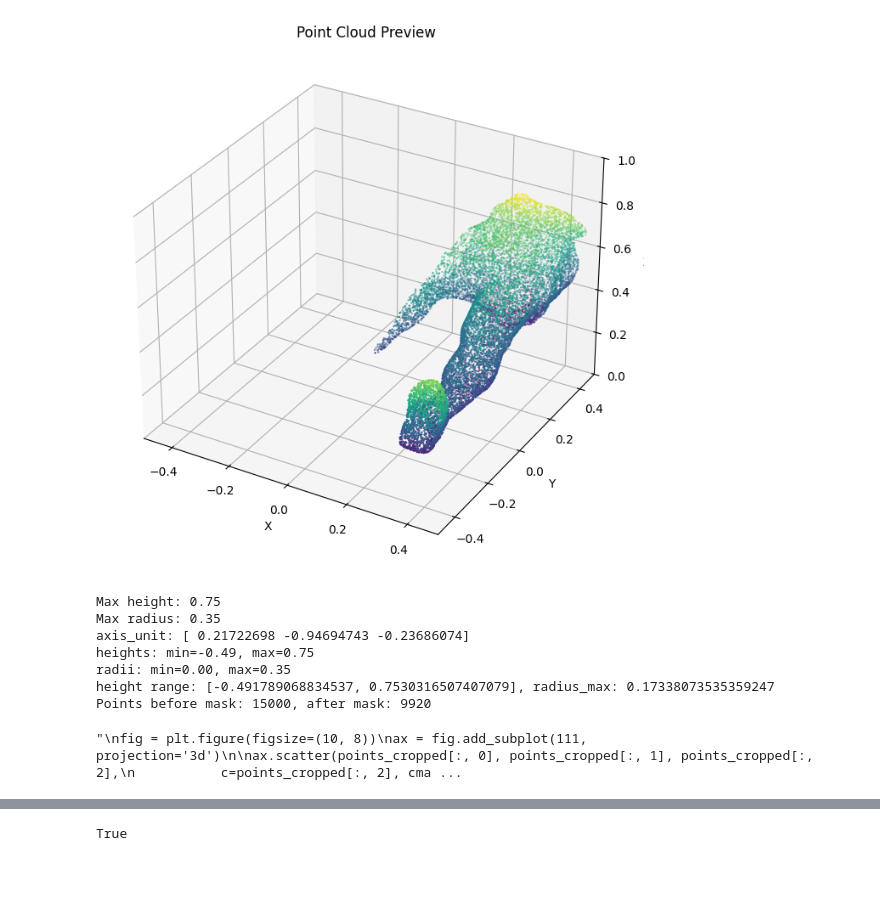
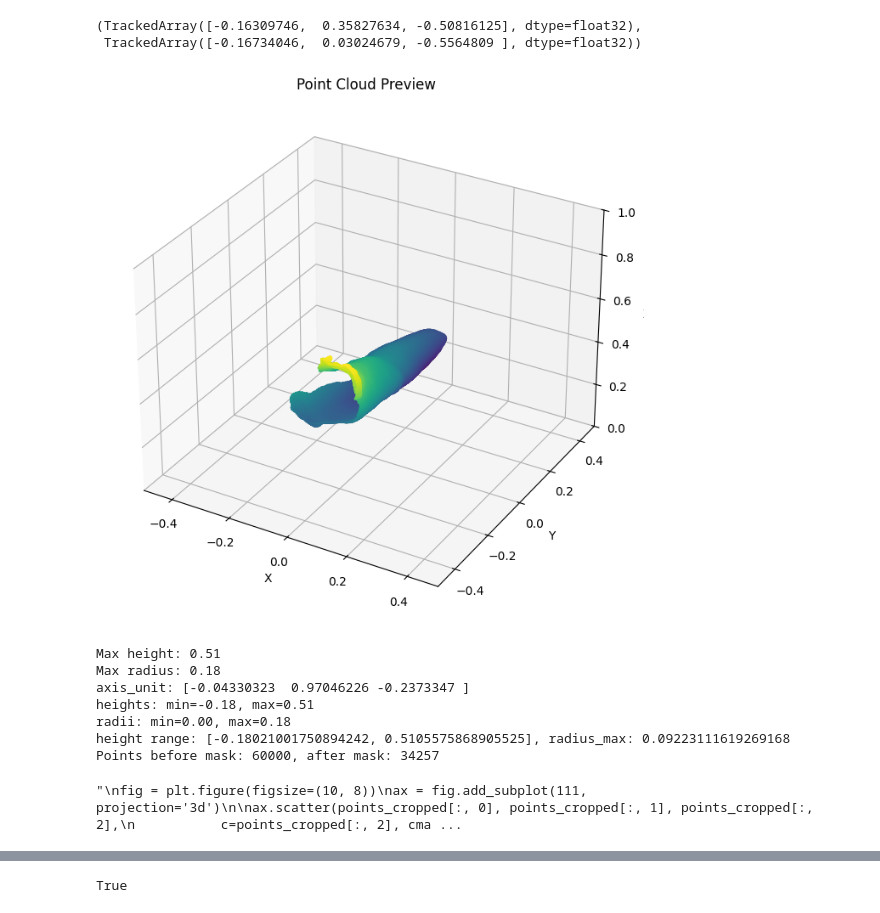
Before and after one commit to StevenZev/MLP-Mesh-Keypoint-Inference, a Jupyter notebook: mesh_filtering.ipynb, the cells around one changed output, grey strips where cells are left out. Drawn from its saved outputs; the diff is of its cells as text; code cells hidden in the pictures; blank space fills up the shorter version.

Commit message:
Completed pipiline for 2 point inferecne and noice filtering.

```diff
--- a/mesh_filtering.ipynb
+++ b/mesh_filtering.ipynb
@@ -10,35 +273,40 @@ Jupyter environment detected. Enabling Open3D WebVisualizer.
+# %%
+predict_points("saved_models/kneenet++_4_5_final_2.pth", "scans_2/12252.stl")
+# %% [output]
+(TrackedArray([-0.16309746,  0.35827634, -0.50816125], dtype=float32),
+ TrackedArray([-0.16734046,  0.03024679, -0.5564809 ], dtype=float32))
 # %%
 # Load STL mesh
-scan_id = "12258"
+scan_id = "12246"
 mesh = o3d.io.read_triangle_mesh("scans_2/" + scan_id + ".stl")
 mesh.compute_vertex_normals()
 
 # Sample points on the mesh surface
-pcd = mesh.sample_points_uniformly(number_of_points=15000)  # adjust as needed
+pcd = mesh.sample_points_uniformly(number_of_points=60000)  # adjust as needed
 
 
 
 raw_points = np.asarray(pcd.points)
 
 # Create matplotlib 3D scatter plot
 fig = plt.figure(figsize=(10, 8))
 ax = fig.add_subplot(111, projection='3d')
 
 ax.scatter(raw_points[:, 0], raw_points[:, 1], raw_points[:, 2],
            c=raw_points[:, 2], cmap='viridis', s=0.5)
 
 ax.set_title('Point Cloud Preview')
 ax.set_xlabel('X')
 ax.set_ylabel('Y')
 ax.set_zlabel('Z')
 
 ax.set_xlim(-0.5, 0.5)
 ax.set_ylim(-0.5, 0.5)
 ax.set_zlim(0, 1)
 
 plt.show()
 # %% [output]
-[figure, old version]
+[figure, new version]
 # %%
 def load_annotations(annotation_file):
     with open(annotation_file, "r") as f:
@@ -62,6 +330,9 @@ def get_keypoints_for_model(model_id, annotation_file):
         print(f"Model ID {model_id} not found in annotations.")
         return None
 # %%
+kp1, kp2 = predict_points("saved_models/kneenet++_4_5_final_2.pth", "scans_2/"+ scan_id + ".stl")
+
+'''
 annotation_file = "knee_annotations/knees_4_5_aug_flipped.json"  # Path to your annotation file
 keypoints = get_keypoints_for_model(scan_id, annotation_file)
 if keypoints:
@@ -71,6 +342,11 @@ if keypoints:
     shin_point = np.array(keypoints[1])
 
 #print(thigh_point)
+
+'''
+
+thigh_point = np.array(kp1)
+shin_point = np.array(kp2)
 
 # Example: your model predicts these two points (numpy arrays)
 #thigh_point = np.array([-0.163, 0.358, -0.508])
@@ -114,13 +390,13 @@ print(f"Max height: {np.max(heights):.2f}")
 print(f"Max radius: {np.max(radii):.2f}")
 
 # Example dynamic crop
-height_min = np.min(heights)# + 0.1
-height_max = np.max(heights)# - 0.1
+height_min = np.min(heights) + 0.05
+height_max = np.max(heights) - 0.05
 radius_max = np.max(radii) - 0.1 #- 0.2
 
 # Jeet
-height_min = np.min(heights)
-height_max = np.max(heights)
+height_min = np.min(heights)# + 0.1
+height_max = np.max(heights)# - 0.15
 
 offset = min(0.3, np.max(radii) * 0.5)
 radius_max = np.max(radii) - offset
@@ -193,13 +469,13 @@ plt.show()
 #print(f"Before crop: {len(points)} points")
 #print(f"After crop: {len(cropped_points)} points")
 # %% [output]
-Max height: 0.75
-Max radius: 0.35
-axis_unit: [ 0.21722698 -0.94694743 -0.23686074]
-heights: min=-0.49, max=0.75
-radii: min=0.00, max=0.35
-height range: [-0.491789068834537, 0.7530316507407079], radius_max: 0.17338073535359247
-Points before mask: 15000, after mask: 9920
+Max height: 0.51
+Max radius: 0.18
+axis_unit: [-0.04330323  0.97046226 -0.2373347 ]
+heights: min=-0.18, max=0.51
+radii: min=0.00, max=0.18
+height range: [-0.18021001750894242, 0.5105575868905525], radius_max: 0.09223111619269168
+Points before mask: 60000, after mask: 34257
 "\nfig = plt.figure(figsize=(10, 8))\nax = fig.add_subplot(111, projection='3d')\n\nax.scatter(points_cropped[:, 0], points_cropped[:, 1], points_cropped[:, 2],\n           c=points_cropped[:, 2], cma ...
 # %%
 # Optionally apply radius outlier removal to remove isolated noise
```
Also changed, not shown: parts of 7 cells of this notebook, 1 other file.
